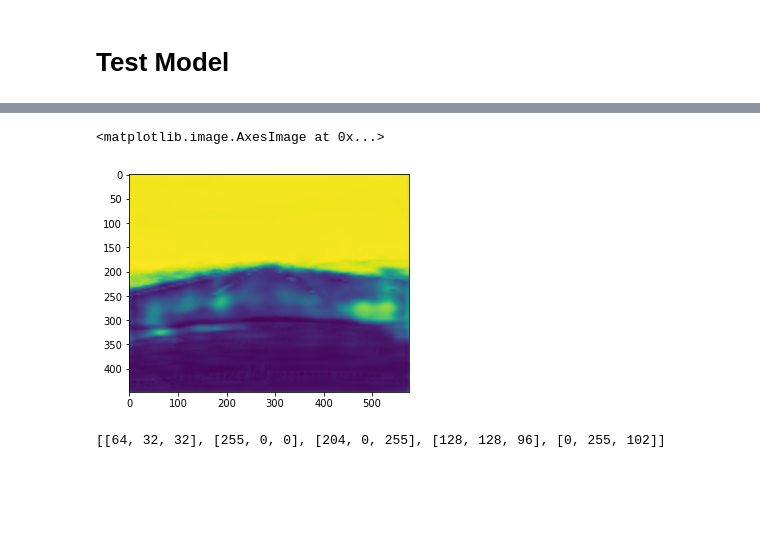
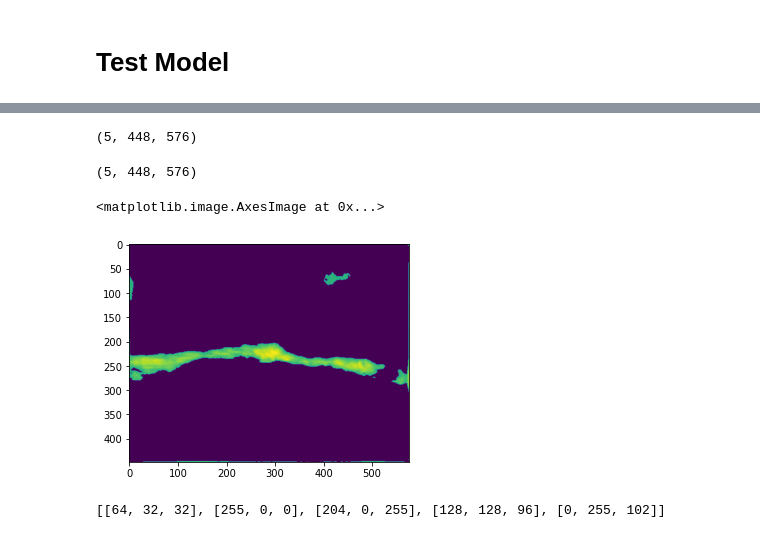
Before and after one commit to johanngerberding/comma10k-segmentation-pytorch, a Jupyter notebook: notebooks/visualize.ipynb, the cells around one changed output, grey strips where cells are left out. Drawn from its saved outputs; the diff is of its cells as text; code cells hidden in the pictures; blank space fills up the shorter version.

```diff
--- a/notebooks/visualize.ipynb
+++ b/notebooks/visualize.ipynb
@@ -83,8 +87,13 @@ checkpoint = "/home/johann/sonstiges/comma10k-segmenation-pytorch/exps/2022-03-3
 classes = [41, 76, 90, 124, 161]
+# %%
+cfg = get_cfg_defaults()
+cfg.merge_from_file("/home/johann/sonstiges/comma10k-segmenation-pytorch/exps/2022-04-02/config.yaml")
 # %%
 device = torch.device("cuda" if torch.cuda.is_available() else "cpu")
 # %%
 model = RegSeg(num_classes=len(classes))
+if cfg.SYSTEM.NUM_GPUS > 1:
+    model = torch.nn.DataParallel(model)
 model.load_state_dict(torch.load(checkpoint))
 model.to(device)
 # %% [output]
@@ -141,11 +170,21 @@ def predict(model, img_path, transforms, device):
     return pred
 # %%
 pred_0 = predict(model, samples[0], transform, device)
+# %%
+pred_m = (pred_0 > .5)
+pred_m.shape
+# %% [output]
+(5, 448, 576)
+# %%
+npred = np.multiply(pred_0, pred_m)
+npred.shape
+# %% [output]
+(5, 448, 576)
 # %%
-plt.imshow(pred_0[3])
+plt.imshow(npred[4])
 # %% [output]
 <matplotlib.image.AxesImage at 0x...>
-[figure, old version]
+[figure, new version]
 # %%
 channel2color = {
     0: "#402020",
```
Also changed, not shown: parts of 30 cells of this notebook, 7 other files.
